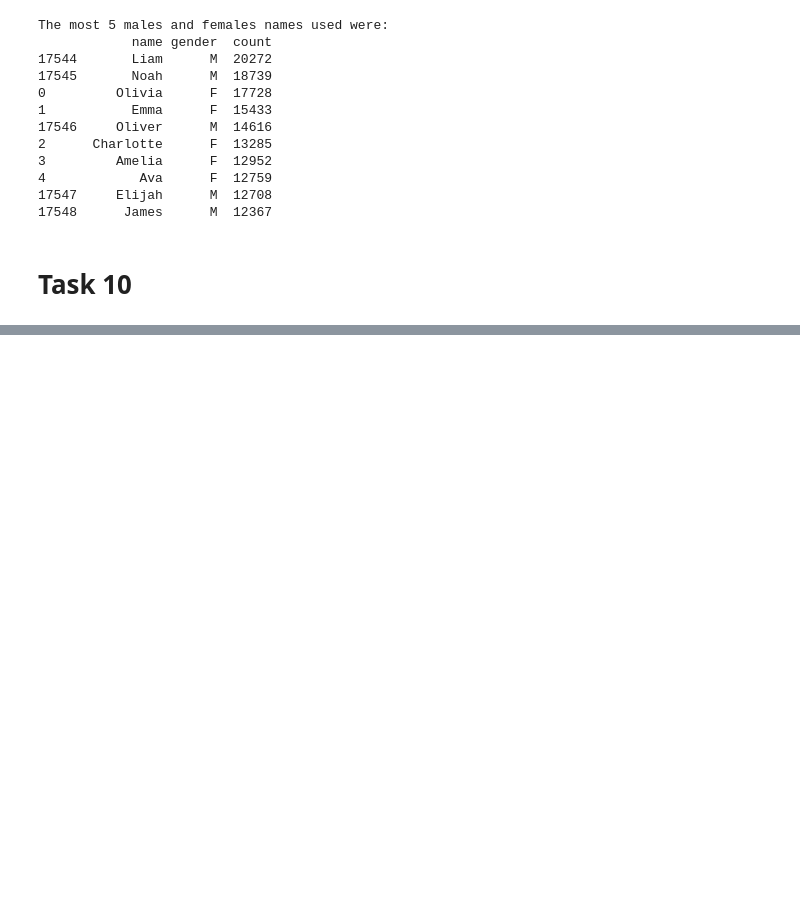
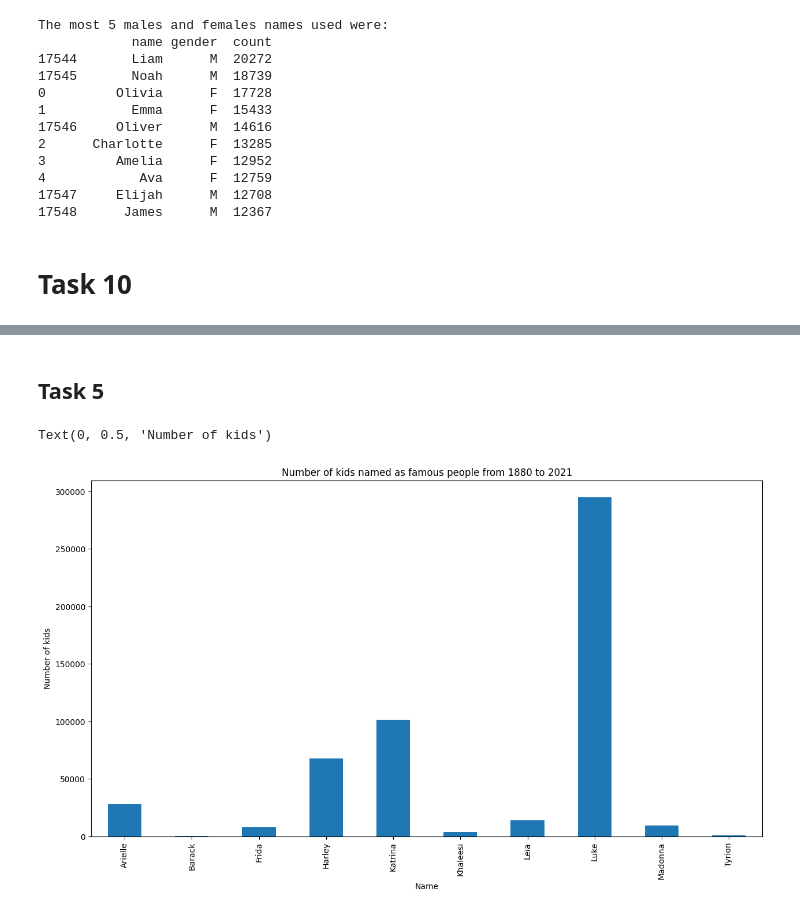
Before and after one commit to SMatti2/SE_25_DataScience, a Jupyter notebook: google_classroom/analyzing_baby_names/solution.ipynb, the cells around one changed output, grey strips where cells are left out. Drawn from its saved outputs; the diff is of its cells as text; code cells hidden in the pictures; blank space fills up the shorter version.

```diff
--- a/google_classroom/analyzing_baby_names/solution.ipynb
+++ b/google_classroom/analyzing_baby_names/solution.ipynb
@@ -105,0 +193,18 @@ top10_females_and_males_names.to_excel('top10_females_and_males_names.xlsx', ind
+# %% [markdown]
+## Task 5
+# %%
+# I decided to change a bit the assignment to try a different chart
+
+mask = (all_names['name'] == 'Madonna') | (all_names['name'] == 'Luke') | (all_names['name'] == 'Barack') | (all_names['name'] == 'Luke') | (all_names['name'] == 'Harley') | (all_names['name'] == 'Tyrion') | (all_names['name'] == 'Katrina') | (all_names['name'] == 'Leia') | (all_names['name'] == 'Frida') | (all_names['name'] == 'Arielle') | (all_names['name'] == 'Khaleesi')
+filtered_table = all_names[mask]
+
+name_counts = filtered_table.groupby('name')['count'].sum()
+
+
+name_counts.plot(kind='bar', figsize=(15, 8))
+plt.title('Number of kids named as famous people from 1880 to 2021')
+plt.xlabel('Name')
+plt.ylabel('Number of kids')
+# %% [output]
+Text(0, 0.5, 'Number of kids')
+[figure, added]
```
Also changed, not shown: parts of 12 cells of this notebook.
